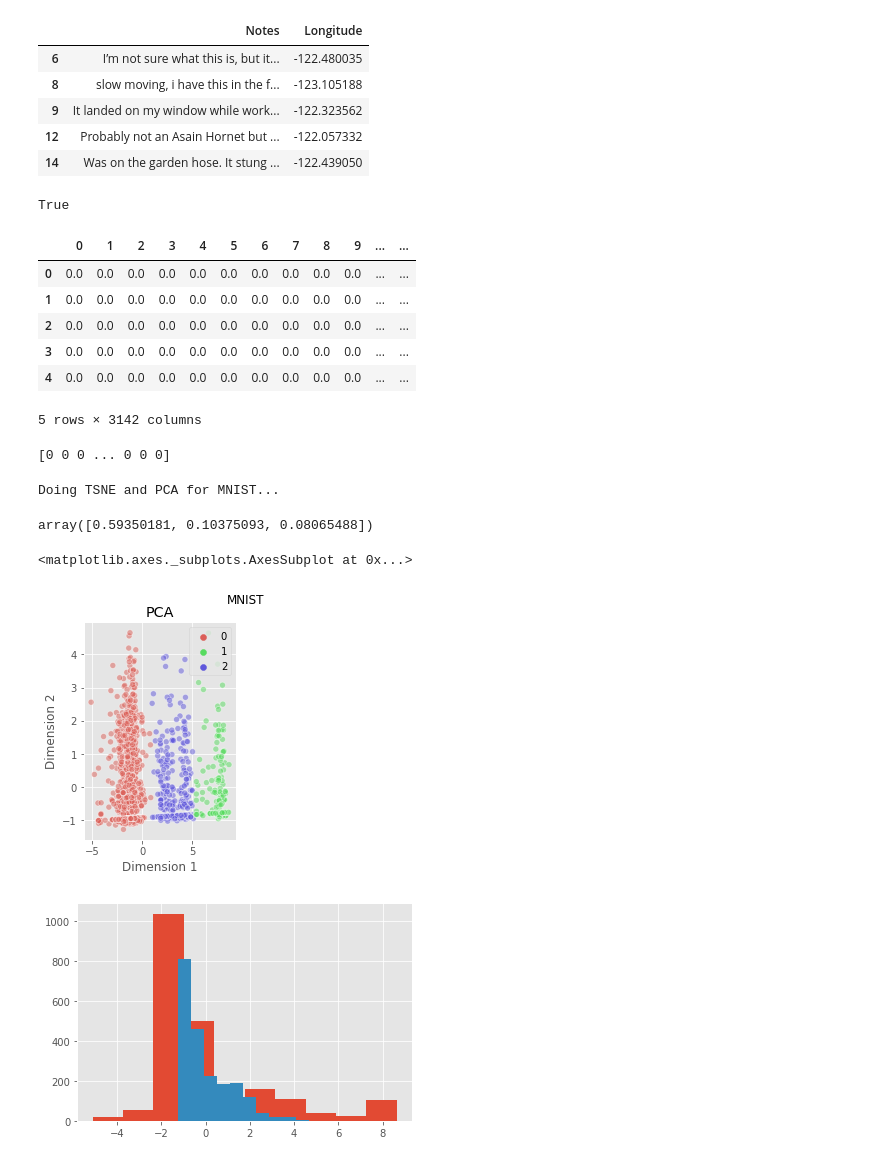
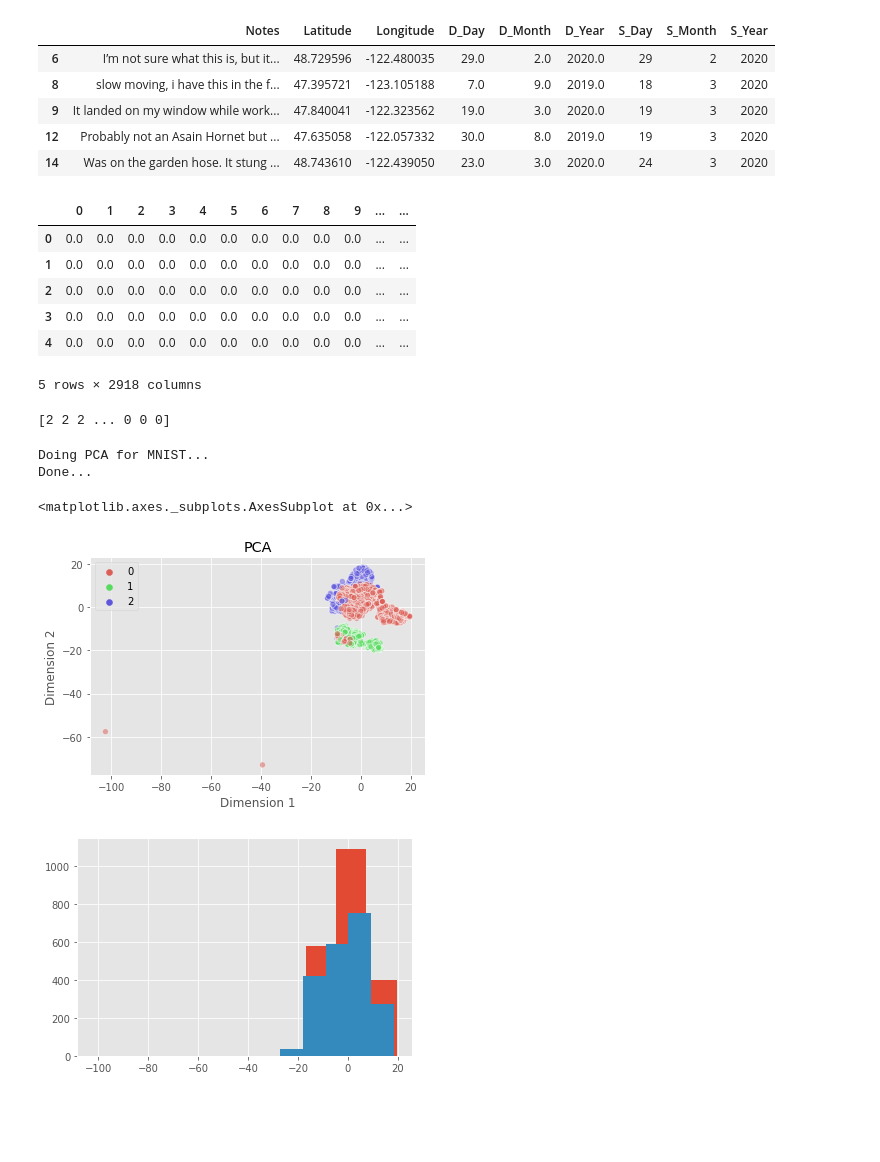
Before and after one commit to brfi3983/MCM2021, a Jupyter notebook: negative_clustering.ipynb, the cells around one changed output. Cells and saved outputs as stored; diff of their text form; code cells hidden in the pictures; blank space fills up the shorter version.

```diff
--- a/negative_clustering.ipynb
+++ b/negative_clustering.ipynb
@@ -15,5 +16,14 @@ classes = ['Positive ID', 'Negative ID', 'Unverified', 'Unprocessed']
 colors = [['orange', 'teal', 'tab:pink', 'tab:brown'], ['red', 'blue', 'tab:purple', 'brown']]
 
 df_negative = df.loc[df['Lab Status'] == 'Negative ID']
-# df_negative['Detection Date'] = df_negative['Detection Date'].todatetime()
-df_negative = df_negative.drop(['GlobalID', 'Lab Status', 'Lab Comments', 'Detection Date', 'Submission Date', 'Latitude'], axis=1)
+df_negative['Detection Date'] = pd.to_datetime(df_negative['Detection Date'], errors = 'coerce')
+df_negative['Submission Date'] = pd.to_datetime(df_negative['Submission Date'], errors = 'coerce')
+df_negative['D_Day'] = df_negative['Detection Date'].dt.day
+df_negative['D_Month'] = df_negative['Detection Date'].dt.month
+df_negative['D_Year'] = df_negative['Detection Date'].dt.year
+df_negative['S_Day'] = df_negative['Submission Date'].dt.day
+df_negative['S_Month'] = df_negative['Submission Date'].dt.month
+df_negative['S_Year'] = df_negative['Submission Date'].dt.year
+print(df_negative.head())
+df_negative = df_negative.drop(['GlobalID', 'Lab Status', 'Lab Comments', 'Detection Date', 'Submission Date'], axis=1)
+# df_negative = df_negative.drop(['GlobalID', 'Lab Status', 'Lab Comments', 'Detection Date', 'Submission Date'], axis=1)
@@ -20,19 +48,16 @@ df_negative = df_negative.drop(['GlobalID', 'Lab Status', 'Lab Comments', 'Detec
 # %%
 df_negative.head()
 # %% [output]
-|  | Notes | Longitude |
-| 6 | I’m not sure what this is, but it... | -122.480035 |
-| 8 | slow moving, i have this in the f... | -123.105188 |
-| 9 | It landed on my window while work... | -122.323562 |
-| 12 | Probably not an Asain Hornet but ... | -122.057332 |
-| 14 | Was on the garden hose. It stung ... | -122.439050 |
+|  | Notes | Latitude | Longitude | D_Day | D_Month | D_Year | S_Day | S_Month | S_Year |
+| 6 | I’m not sure what this is, but it... | 48.729596 | -122.480035 | 29.0 | 2.0 | 2020.0 | 29 | 2 | 2020 |
+| 8 | slow moving, i have this in the f... | 47.395721 | -123.105188 | 7.0 | 9.0 | 2019.0 | 18 | 3 | 2020 |
+| 9 | It landed on my window while work... | 47.840041 | -122.323562 | 19.0 | 3.0 | 2020.0 | 19 | 3 | 2020 |
+| 12 | Probably not an Asain Hornet but ... | 47.635058 | -122.057332 | 30.0 | 8.0 | 2019.0 | 19 | 3 | 2020 |
+| 14 | Was on the garden hose. It stung ... | 48.743610 | -122.439050 | 23.0 | 3.0 | 2020.0 | 24 | 3 | 2020 |
 # %%
-vectorizer = TfidfVectorizer()
+vectorizer = TfidfVectorizer(stop_words='english')
 X = vectorizer.fit_transform(df_negative['Notes'])
 df_negative = df_negative.drop(['Notes'], axis=1)
-print(np.all(X.toarray()[0,:]) == 0)
-# %% [output]
-True
 # %%
 # print(df_negative['Notes'])
 # print(vectorizer.get_feature_names())
@@ -53,7 +78,7 @@ df.head()
 | 2 | 0.0 | 0.0 | 0.0 | 0.0 | 0.0 | 0.0 | 0.0 | 0.0 | 0.0 | 0.0 | ... | ... |
 | 3 | 0.0 | 0.0 | 0.0 | 0.0 | 0.0 | 0.0 | 0.0 | 0.0 | 0.0 | 0.0 | ... | ... |
 | 4 | 0.0 | 0.0 | 0.0 | 0.0 | 0.0 | 0.0 | 0.0 | 0.0 | 0.0 | 0.0 | ... | ... |
-5 rows × 3142 columns
+5 rows × 2918 columns
 # %%
 scaler = RobustScaler()
 X = scaler.fit_transform(df)
@@ -72,33 +97,31 @@ K_cluster = kmeans.fit_predict(X)
 # %%
 print(K_cluster)
 # %% [output]
-[0 0 0 ... 0 0 0]
+[2 2 2 ... 0 0 0]
 # %%
 # Calculating TSNE and PCA
-print('Doing TSNE and PCA for MNIST...')
-model_pca = PCA(n_components=num_clusters, random_state=42)
-pca_m = model_pca.fit(X)
-pca = pca_m.transform(X)
+print('Doing PCA for MNIST...')
+model_pca = TSNE(n_components=num_clusters, random_state=42)
+pca = model_pca.fit_transform(X)
+# pca = pca_m.transform(X)
+print('Done...')
 # %% [output]
-Doing TSNE and PCA for MNIST...
+Doing PCA for MNIST...
+Done...
-# %%
-model_pca.explained_variance_ratio_
-# %% [output]
-array([0.59350181, 0.10375093, 0.08065488])
 # %%
 # Creating a plot of subplots for PCA
-plt.suptitle('MNIST')
-plt.subplot(1, 2, 1)
+# plt.suptitle('MNIST')
+# plt.subplot(1, 2, 1)
 plt.title('PCA')
 plt.xlabel('Dimension 1')
 plt.ylabel('Dimension 2')
-sns.scatterplot(x=pca[:,0],y=pca[:,1], hue=K_cluster, palette=sns.color_palette("hls", 3), legend='full', alpha=0.5)
+sns.scatterplot(x=pca[:,0],y=pca[:,1], hue=K_cluster, palette=sns.color_palette("hls", num_clusters), legend='full', alpha=0.5)
 # %% [output]
 <matplotlib.axes._subplots.AxesSubplot at 0x...>
-[figure, old version]
+[figure, new version]
 # %%
 plt.hist(pca[:,0])
 plt.hist(pca[:,1])
 plt.show()
 # %% [output]
-[figure, old version]
+[figure, new version]
```
Also changed, not shown: parts of 2 cells of this notebook, 6 other files.
